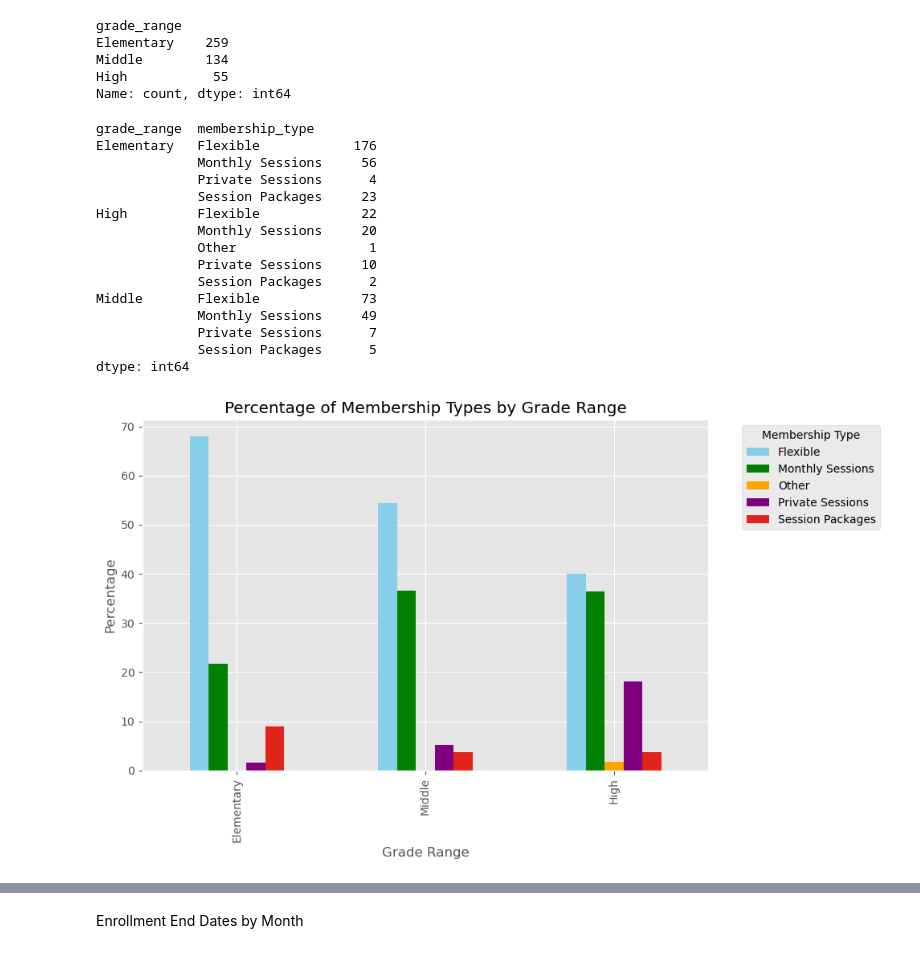
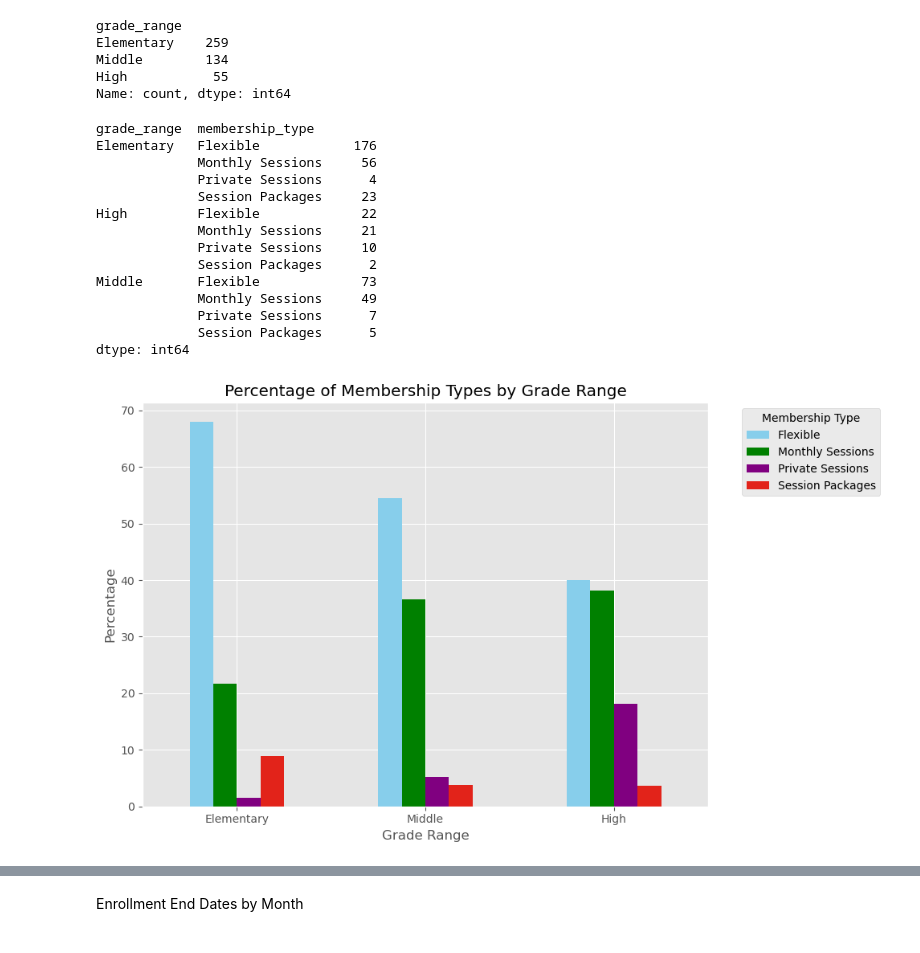
Before and after one commit to elijahlopez94/trends_in_supplemental_education_program, a Jupyter notebook: eda_notebook.ipynb, the cells around one changed output, grey strips where cells are left out. Saved outputs shown, nothing was run; the diff lists cells and outputs as text; code cells hidden in the pictures.

```diff
--- a/eda_notebook.ipynb
+++ b/eda_notebook.ipynb
@@ -824,9 +1009,7 @@ Name: count, dtype: int64
 # %%
-# Create map for various membership types
+# Create map to consolidate membership types
 def map_program_type(program_type):
-    if 'Fee' in program_type:
-        return 'Other'
-    elif 'Flexible' in program_type:
+    if 'Flexible' in program_type:
         return 'Flexible'
     elif 'Monthly' in program_type:
         return 'Monthly Sessions'
@@ -957,8 +1180,7 @@ Elementary   Flexible            176
              Private Sessions      4
              Session Packages     23
 High         Flexible             22
-             Monthly Sessions     20
-             Other                 1
+             Monthly Sessions     21
              Private Sessions     10
              Session Packages      2
 Middle       Flexible             73
@@ -973,23 +1195,24 @@ membership_percent = membership_pivot.div(membership_pivot.sum(axis=1), axis=0)
 # %%
 # Specify display order
 grade_order = ['Elementary', 'Middle', 'High']
 membership_percent.index = pd.CategoricalIndex(membership_percent.index, categories=grade_order, ordered=True)
-membership_percent = membership_percent.sort_index()  * 100
+membership_percent = membership_percent.sort_index() * 100
 
 # Plot side-by-side percentage bars
 membership_percent.plot(
     figsize=(10, 6),
     kind='bar',
     stacked=False,
-    color=['skyblue', 'green', 'orange', 'purple', '#E2231A']
+    color=['skyblue', 'green', 'purple', '#E2231A', 'orange']
 )
 
 # Add title and labels
 plt.title('Percentage of Membership Types by Grade Range')
 plt.xlabel('Grade Range')
+plt.xticks(rotation=0)
 plt.ylabel('Percentage')
 plt.legend(title='Membership Type', bbox_to_anchor=(1.05, 1), loc='upper left')  # Move legend outside the plot
 plt.tight_layout()
 plt.show();
 # %% [output]
-[figure, old version]
+[figure, new version]
```
Also changed, not shown: parts of 69 cells of this notebook.
